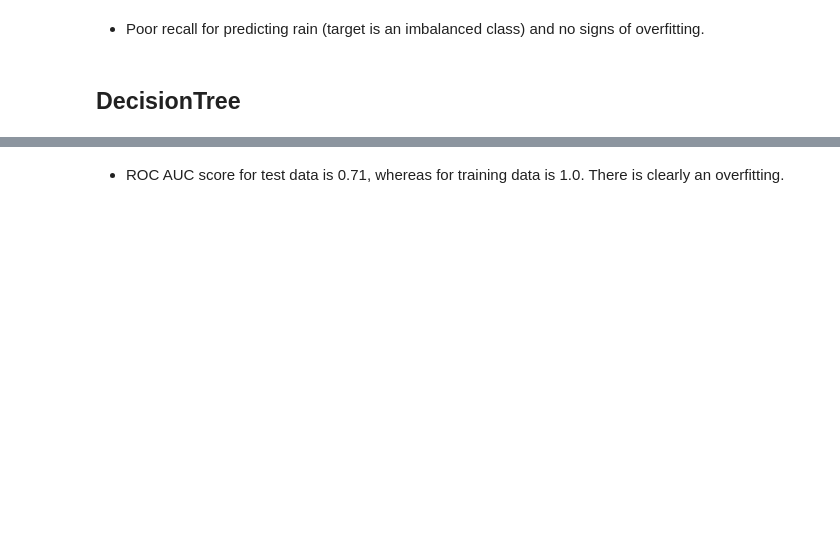
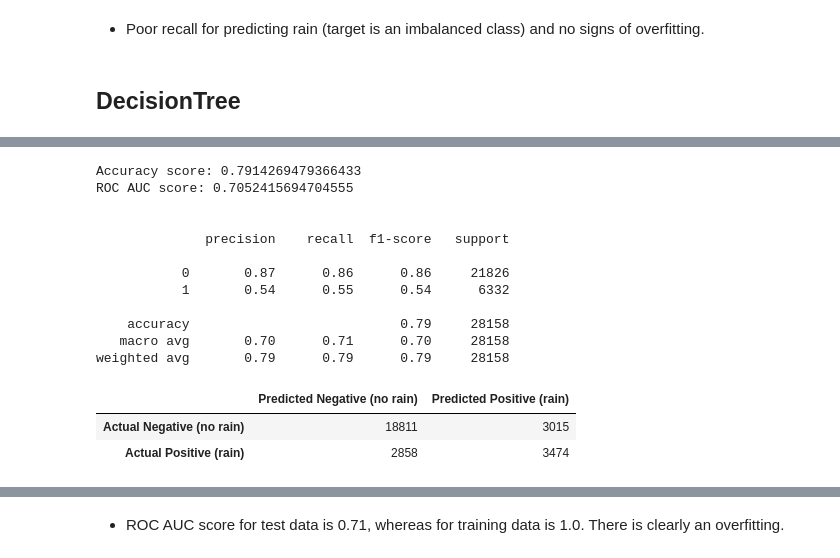
Before and after one commit to TomaszWasilewski/Predict-rain-in-Australia, a Jupyter notebook: rain_in_australia.ipynb, the cells around one changed output, grey strips where cells are left out. Cells and saved outputs as stored; diff of their text form; code cells hidden in the pictures; blank space fills up the shorter version.

```diff
--- a/rain_in_australia.ipynb
+++ b/rain_in_australia.ipynb
@@ -565,0 +481,5 @@ wind_handler_preprocessor = ColumnTransformer([
+# %%
+dt_pipeline = Pipeline([
+    ('preprocessor', simple_preprocessor),
+    ('model', DecisionTreeClassifier())
+])
@@ -660,0 +566,4 @@ weighted avg       1.00      1.00      1.00    112629
+# %%
+X_train, X_test, y_train, y_test = split_data_and_preprocess_dates()
+# %%
+dt_pipeline.fit(X_train, y_train)
@@ -660,0 +588,19 @@ weighted avg       1.00      1.00      1.00    112629
+# %%
+# Test data
+metrics(X_test, y_test, dt_pipeline)
+# %% [output]
+Accuracy score: 0.7914269479366433
+ROC AUC score: 0.7052415694704555
+
+
+              precision    recall  f1-score   support
+
+           0       0.87      0.86      0.86     21826
+           1       0.54      0.55      0.54      6332
+
+    accuracy                           0.79     28158
+   macro avg       0.70      0.71      0.70     28158
+weighted avg       0.79      0.79      0.79     28158
+|  | Predicted Negative (no rain) | Predicted Positive (rain) |
+| Actual Negative (no rain) | 18811 | 3015 |
+| Actual Positive (rain) | 2858 | 3474 |
```
Also changed, not shown: parts of 280 cells of this notebook.
